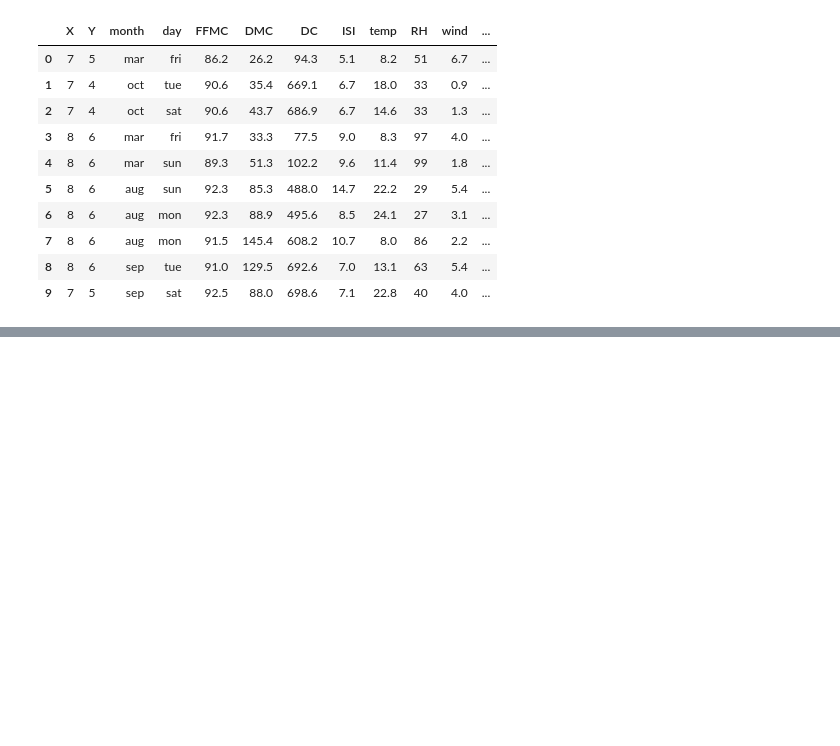
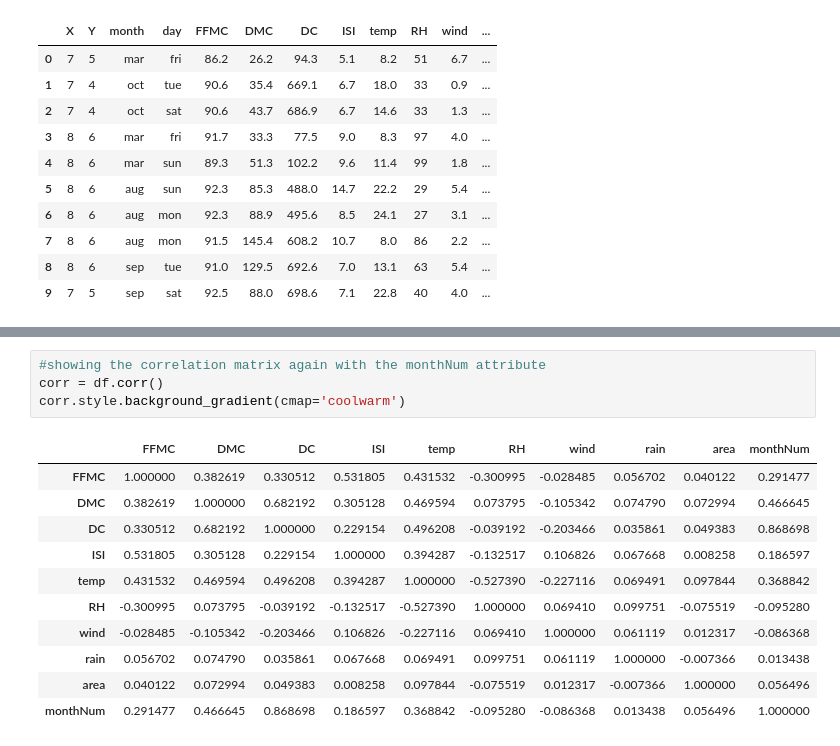
Before and after one commit to krh5284/capstone, a Jupyter notebook: forest_fire_model.ipynb, the cells around one changed output, grey strips where cells are left out. Saved outputs shown, nothing was run; the diff lists cells and outputs as text; blank space fills up the shorter version.

```diff
--- a/forest_fire_model.ipynb
+++ b/forest_fire_model.ipynb
@@ -127,0 +129,16 @@ df.head(10)
+# %%
+#showing the correlation matrix again with the monthNum attribute
+corr = df.corr()
+corr.style.background_gradient(cmap='coolwarm')
+# %% [output]
+|  | FFMC | DMC | DC | ISI | temp | RH | wind | rain | area | monthNum |
+| FFMC | 1.000000 | 0.382619 | 0.330512 | 0.531805 | 0.431532 | -0.300995 | -0.028485 | 0.056702 | 0.040122 | 0.291477 |
+| DMC | 0.382619 | 1.000000 | 0.682192 | 0.305128 | 0.469594 | 0.073795 | -0.105342 | 0.074790 | 0.072994 | 0.466645 |
+| DC | 0.330512 | 0.682192 | 1.000000 | 0.229154 | 0.496208 | -0.039192 | -0.203466 | 0.035861 | 0.049383 | 0.868698 |
+| ISI | 0.531805 | 0.305128 | 0.229154 | 1.000000 | 0.394287 | -0.132517 | 0.106826 | 0.067668 | 0.008258 | 0.186597 |
+| temp | 0.431532 | 0.469594 | 0.496208 | 0.394287 | 1.000000 | -0.527390 | -0.227116 | 0.069491 | 0.097844 | 0.368842 |
+| RH | -0.300995 | 0.073795 | -0.039192 | -0.132517 | -0.527390 | 1.000000 | 0.069410 | 0.099751 | -0.075519 | -0.095280 |
+| wind | -0.028485 | -0.105342 | -0.203466 | 0.106826 | -0.227116 | 0.069410 | 1.000000 | 0.061119 | 0.012317 | -0.086368 |
+| rain | 0.056702 | 0.074790 | 0.035861 | 0.067668 | 0.069491 | 0.099751 | 0.061119 | 1.000000 | -0.007366 | 0.013438 |
+| area | 0.040122 | 0.072994 | 0.049383 | 0.008258 | 0.097844 | -0.075519 | 0.012317 | -0.007366 | 1.000000 | 0.056496 |
+| monthNum | 0.291477 | 0.466645 | 0.868698 | 0.186597 | 0.368842 | -0.095280 | -0.086368 | 0.013438 | 0.056496 | 1.000000 |
```
Also changed, not shown: parts of 6 cells of this notebook, 1 other file.
